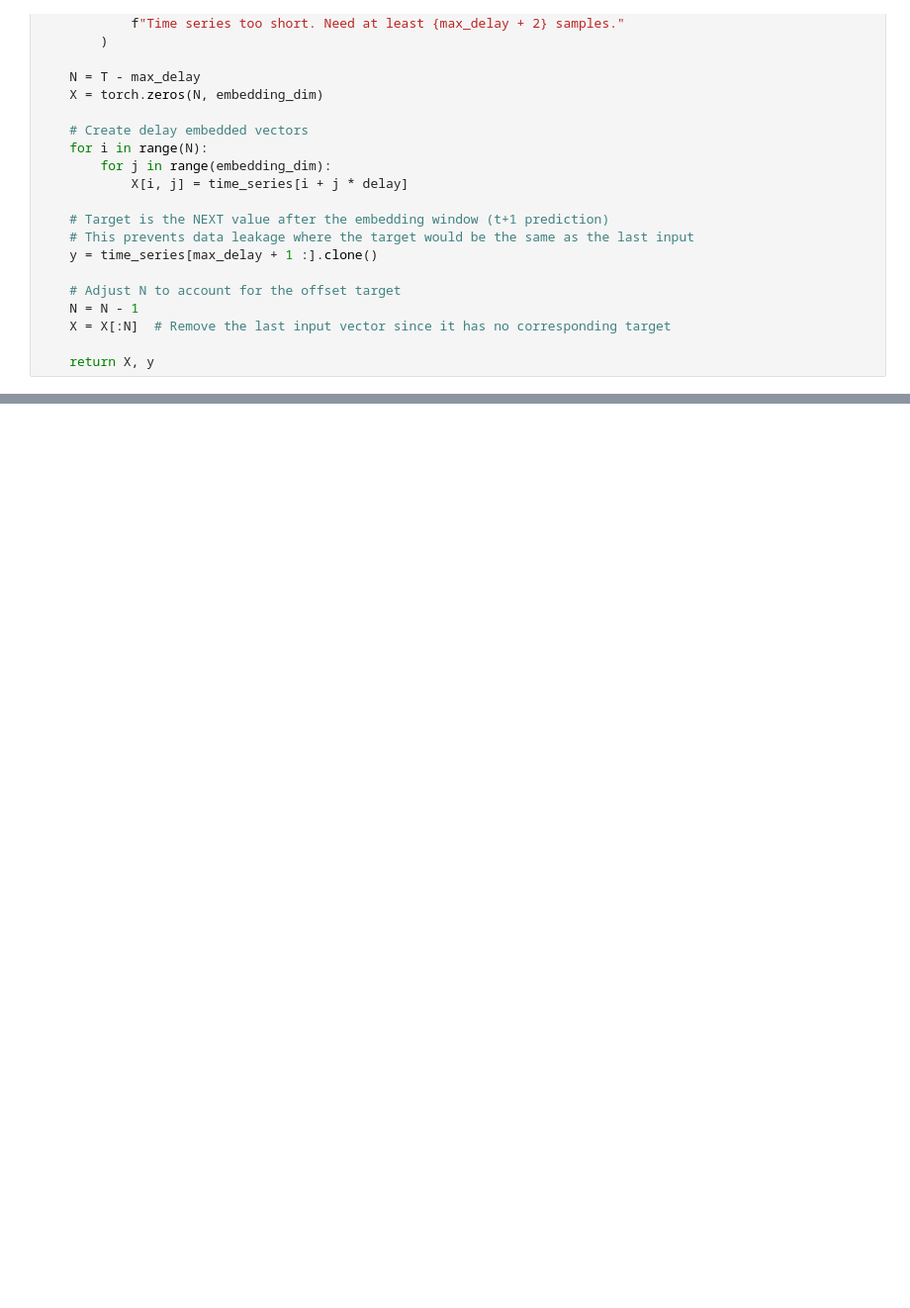
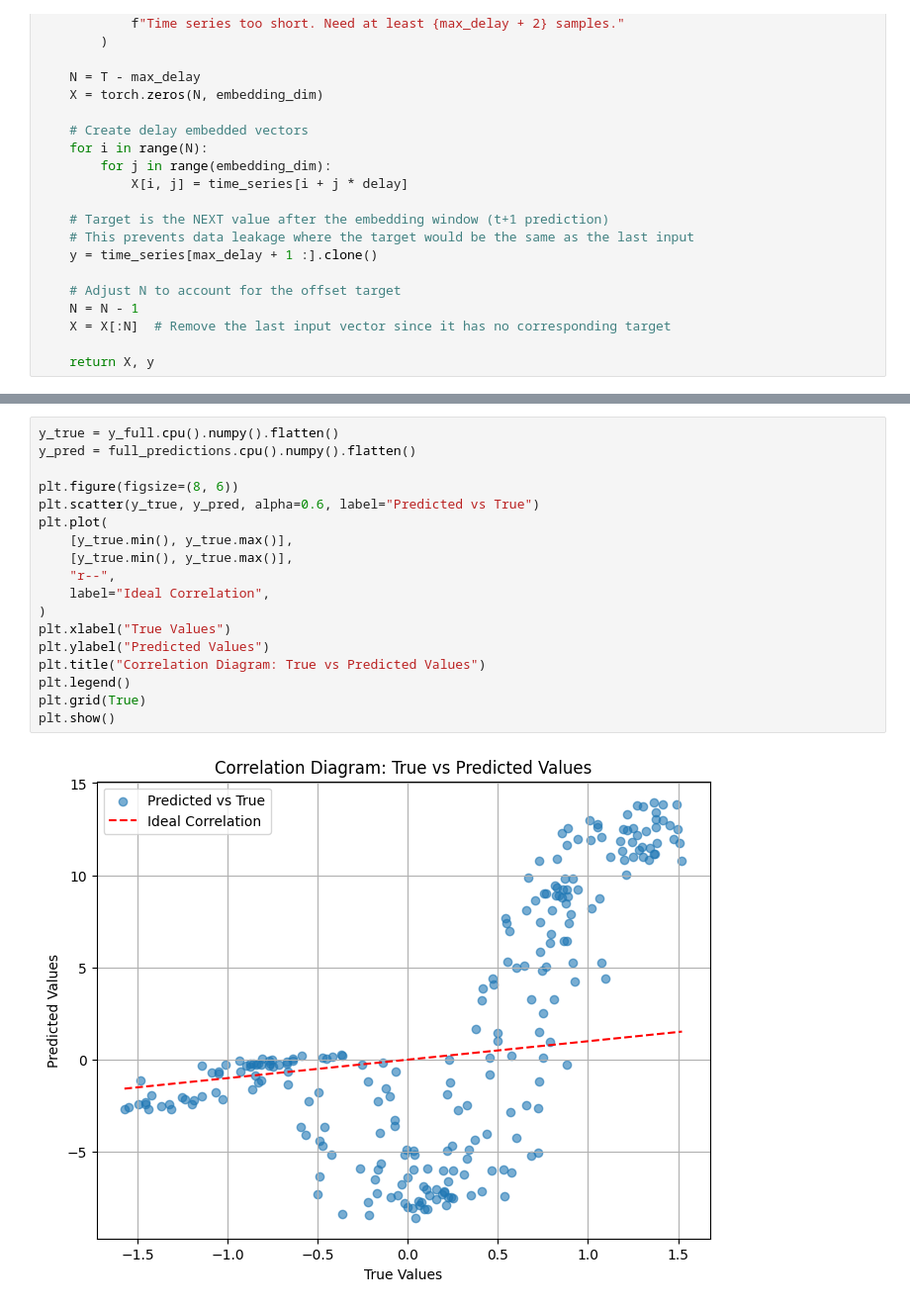
Before and after one commit to lichterberci/rbfar-ols, a Jupyter notebook: rbf-ols.ipynb, the cells around one changed output, grey strips where cells are left out. Shown at 99% size. Cells and saved outputs as stored; diff of their text form; blank space fills up the shorter version.

```diff
--- a/rbf-ols.ipynb
+++ b/rbf-ols.ipynb
@@ -923,0 +1029,20 @@ Phase space spread (std): [0.844, 0.842, 0.840]
+# %%
+y_true = y_full.cpu().numpy().flatten()
+y_pred = full_predictions.cpu().numpy().flatten()
+
+plt.figure(figsize=(8, 6))
+plt.scatter(y_true, y_pred, alpha=0.6, label="Predicted vs True")
+plt.plot(
+    [y_true.min(), y_true.max()],
+    [y_true.min(), y_true.max()],
+    "r--",
+    label="Ideal Correlation",
+)
+plt.xlabel("True Values")
+plt.ylabel("Predicted Values")
+plt.title("Correlation Diagram: True vs Predicted Values")
+plt.legend()
+plt.grid(True)
+plt.show()
+# %% [output]
+[figure, added]
```
Also changed, not shown: parts of 9 cells of this notebook.
